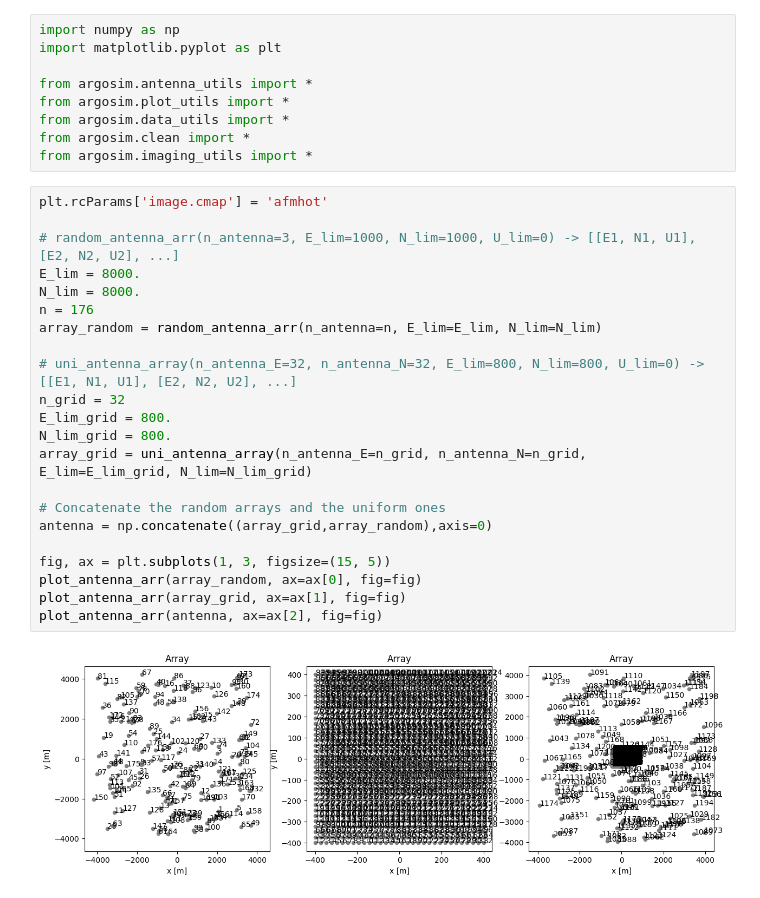
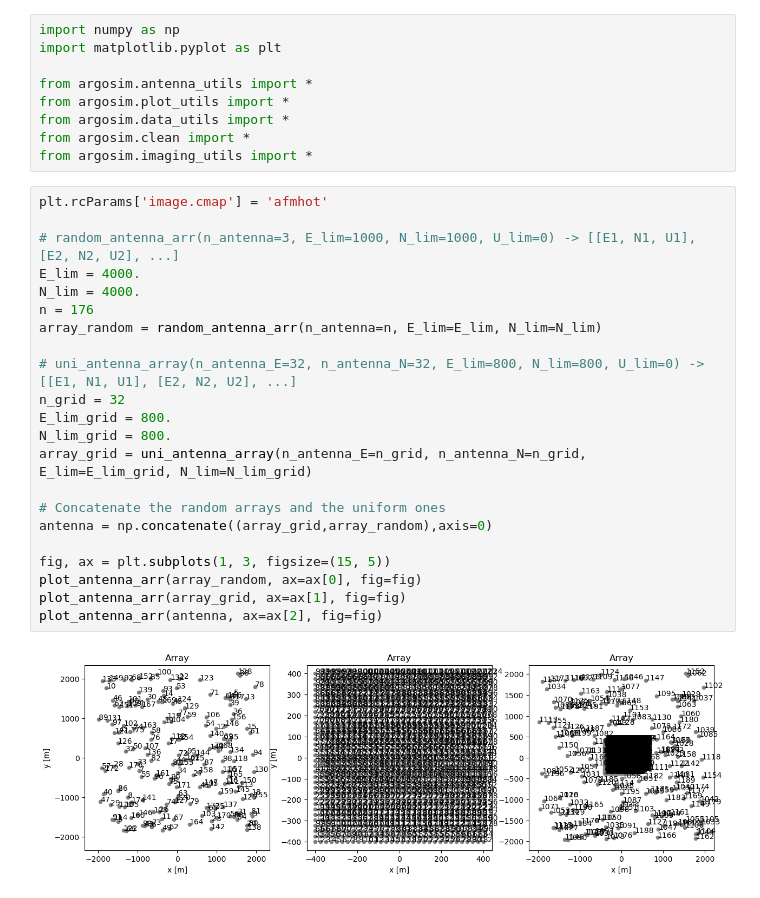
Before and after one commit to CentofantiEze/argosim, a Jupyter notebook: notebooks/full_argos_demo.ipynb, the cells around one changed output. Cells and saved outputs as stored; diff of their text form.

```diff
--- a/notebooks/full_argos_demo.ipynb
+++ b/notebooks/full_argos_demo.ipynb
@@ -10,27 +10,27 @@ from argosim.imaging_utils import *
 # %%
 plt.rcParams['image.cmap'] = 'afmhot'
 
 # random_antenna_arr(n_antenna=3, E_lim=1000, N_lim=1000, U_lim=0) -> [[E1, N1, U1], [E2, N2, U2], ...]
-E_lim = 8000.
-N_lim = 8000.
+E_lim = 4000.
+N_lim = 4000.
 n = 176
 array_random = random_antenna_arr(n_antenna=n, E_lim=E_lim, N_lim=N_lim)
 
 # uni_antenna_array(n_antenna_E=32, n_antenna_N=32, E_lim=800, N_lim=800, U_lim=0) -> [[E1, N1, U1], [E2, N2, U2], ...]
 n_grid = 32
 E_lim_grid = 800.
 N_lim_grid = 800.
 array_grid = uni_antenna_array(n_antenna_E=n_grid, n_antenna_N=n_grid, E_lim=E_lim_grid, N_lim=N_lim_grid)
 
 # Concatenate the random arrays and the uniform ones
 antenna = np.concatenate((array_grid,array_random),axis=0)
 
 fig, ax = plt.subplots(1, 3, figsize=(15, 5))
 plot_antenna_arr(array_random, ax=ax[0], fig=fig)
 plot_antenna_arr(array_grid, ax=ax[1], fig=fig)
 plot_antenna_arr(antenna, ax=ax[2], fig=fig)
 # %% [output]
-[figure, old version]
+[figure, new version]
 # %%
 baselines = get_baselines(antenna)
 plot_baselines(baselines, ENU=True)
```
Also changed, not shown: parts of 9 cells of this notebook.
